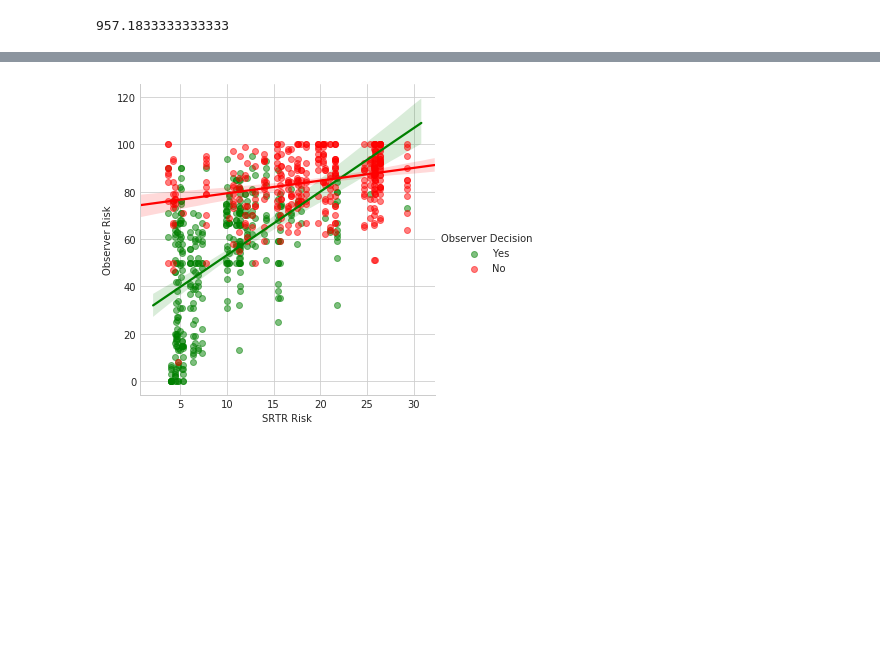
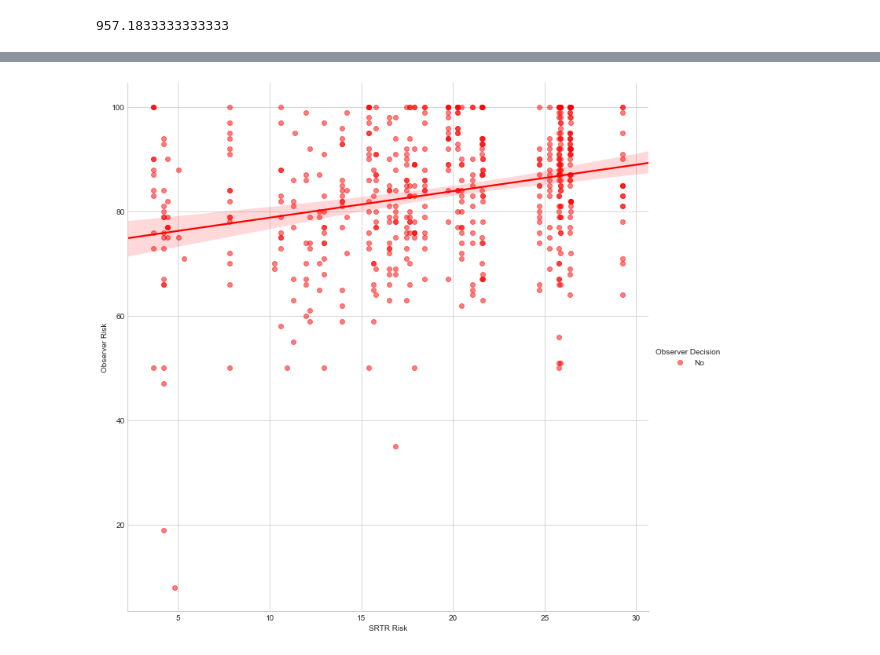
Before and after one commit to peterjmartinson/heart-survey, a Jupyter notebook: Testing Playground.ipynb, the cells around one changed output, grey strips where cells are left out. Saved outputs shown, nothing was run; the diff lists cells and outputs as text; code cells hidden in the pictures; blank space fills up the shorter version.

```diff
--- a/Testing Playground.ipynb
+++ b/Testing Playground.ipynb
@@ -39,12 +39,16 @@ scaled_srtr_risk = pd.DataFrame(scaled_srtr_risk, columns=['Scaled SRTR Risk'])
 risk.insert(0,'Scaled SRTR Risk', scaled_srtr_risk)
 risk.insert(0,'SRTR Risk', srtr_risk)
 risk.insert(0,'Scenario ID', [i+1 for i in range(60)])
+
 ## Unpivot the observer risk dataframe
 data_temp = pd.melt(risk, id_vars=['Scenario ID', 'SRTR Risk', 'Scaled SRTR Risk'], var_name='Observer ID', value_name='Observer Risk')
 ## Add to the unpivoted table all the decisions
 data_temp.insert(0,'Observer Decision', pd.melt(decision).value)
 ## Finally, reorganize the columns
 master_data = data_temp[['Scenario ID', 'SRTR Risk', 'Scaled SRTR Risk', 'Observer ID', 'Observer Risk', 'Observer Decision']]
+## Categorize scenarios 1-30 and 31-60 as A and B
+scenario_set = np.where(master_data['Scenario ID'] <= 30, 'No SRTR Score', 'With SRTR Score')
+master_data.insert(1, 'Scenario Set', scenario_set)
 
 master_data.head()
 # %% [output]
@@ -554,4 +582,6 @@ Text(0, 0.5, 'Observer Risk Score')
 # %%
-fit_all = sns.lmplot(x="SRTR Risk", y="Observer Risk", data=master_data, hue="Observer Decision", palette=dict(Yes="g", No="r"), scatter_kws={'alpha':0.5})
+fit_no = sns.lmplot(x="SRTR Risk", y="Observer Risk", data=master_data[decision_no], hue="Observer Decision", palette=dict(Yes="g", No="r"), scatter_kws={'alpha':0.5}, size=10)
+
+plt.savefig('plot_SRTRvsObserver_fit_no.jpg')
 # %% [output]
-[figure, old version]
+[figure, new version]
```
Also changed, not shown: parts of 23 cells of this notebook, 17 other files.
